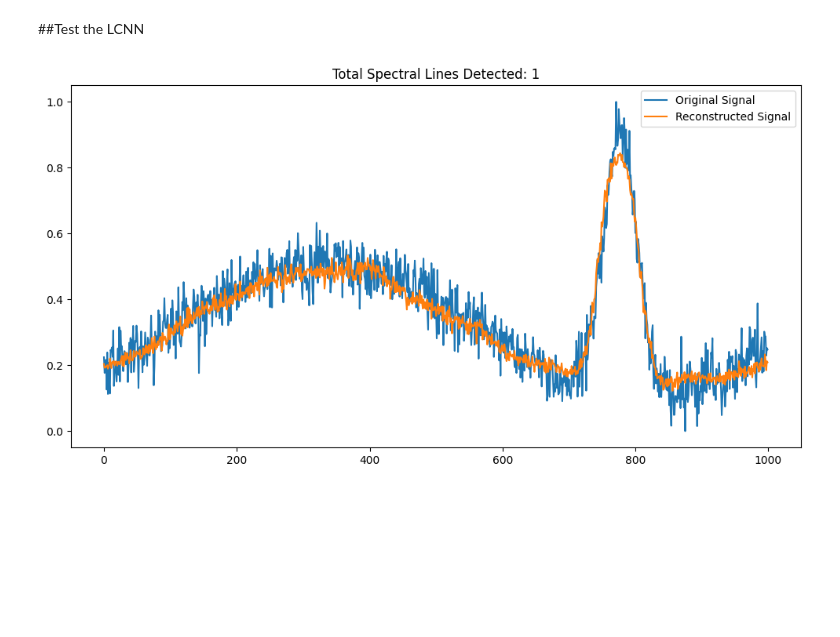
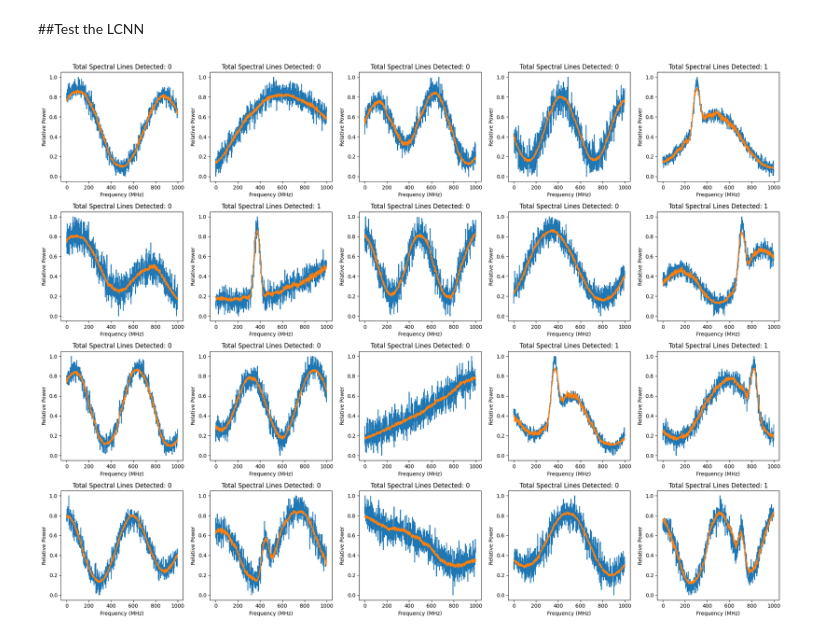
Before and after one commit to Astro-Beam/ASTRO, a Jupyter notebook: Neural Networks/Localized_Classification_Neural_Network.ipynb, the cells around one changed output. Saved outputs shown, nothing was run; the diff lists cells and outputs as text; code cells hidden in the pictures; blank space fills up the shorter version.

Commit message:
Updated peak finding: - Changed peak finding function (find_peaks) parameters - Improved testing dataset visualization - Improved pipeline results visualization

```diff
--- a/Neural Networks/Localized_Classification_Neural_Network.ipynb
+++ b/Neural Networks/Localized_Classification_Neural_Network.ipynb
@@ -319,7 +306,7 @@ def generate_training_data(n_samples, n_regions, region_size):
     for _ in range(n_regions):
         if np.random.rand() > 0.5:  # Region with spectral line
             signal = generate_signal_with_spectral_line(n_samples)
-            peaks, _ = find_peaks(signal, height=0.8)
+            peaks, _ = find_peaks(signal, height=0.8, width=50)
             if peaks.size > 0:
                 peak_idx = np.random.choice(peaks)
                 start = max(0, peak_idx - region_size // 2)
@@ -339,0 +329,18 @@ def generate_training_data(n_samples, n_regions, region_size):
+# %%
+# Parameters
+n_samples = 1000
+region_size = 200
+n_regions = 5000
+
+# Pick sample signals from training data
+signals, labels = generate_training_data(n_samples, n_regions, region_size)
+
+#Plot 20 sample signals in a figure, along with their respective label
+fig, axs = plt.subplots(4, 5, figsize=(15, 10))
+for i in range(20):
+    axs[i // 5, i % 5].plot(signals[i])
+    axs[i // 5, i % 5].set_title(f"Label: {labels[i]}")
+    axs[i // 5, i % 5].set_xlabel('Frequency (MHz)')
+    axs[i // 5, i % 5].set_ylabel('Relative Power')
+plt.tight_layout()
+plt.show()
@@ -485,39 +467,64 @@ Early stopping triggered!
 # %% [markdown]
 ##Test the LCNN
 # %%
-def visualize_pipeline(signal, reconstructed_signal, total_spectral_lines):
-    plt.figure(figsize=(12, 6))
-    plt.plot(signal, label='Original Signal')
-    plt.plot(reconstructed_signal, label='Reconstructed Signal')
-    plt.title(f"Total Spectral Lines Detected: {total_spectral_lines}")
-    plt.legend()
-    plt.show()
+def classify_signal(signal, dae, classifier, region_size, device):
+    # Preprocess the signal with the DAE
+    dae.eval()
+    signal_tensor = torch.tensor(signal, dtype=torch.float32).unsqueeze(0).to(device)
+    with torch.no_grad():
+        reconstructed_signal = dae(signal_tensor).cpu().squeeze().numpy()
+
+    # Find peaks in the reconstructed signal
+    peaks, _ = find_peaks(reconstructed_signal, width=30)
+
+    # Classify each region around a peak
+    total_spectral_lines = 0
+    for peak_idx in peaks:
+        start = max(0, peak_idx - region_size // 2)
+        end = min(len(signal), peak_idx + region_size // 2)
+        region = reconstructed_signal[start:end]
+        region = np.pad(region, (0, region_size - len(region)), mode='constant')
+        region_tensor = torch.tensor(region, dtype=torch.float32).unsqueeze(0).unsqueeze(0).to(device)
+
+        classifier.eval()
+        with torch.no_grad():
+            prediction = classifier(region_tensor)
+            if prediction.item() > 0.75:
+                total_spectral_lines += 1
+
+    return total_spectral_lines, reconstructed_signal, peaks
 
 # Smoothing functions
 def moving_average(signal, window_size=5):
     return np.convolve(signal, np.ones(window_size)/window_size, mode='same')
 
 def smooth_signal(signal, method="moving_average", **kwargs):
     if method == "moving_average":
         return moving_average(signal, kwargs.get("window_size", 5))
     elif method == "savitzky_golay":
         return savgol_filter(signal, kwargs.get("window_length", 7), kwargs.get("polyorder", 3))
     else:
         raise ValueError("Unsupported smoothing method. Use 'moving_average' or 'savitzky_golay'.")
 
 # Test the pipeline
-if np.random.rand() > 0.5:
-    test_signal = generate_signal_with_spectral_line(n_samples)
-else:
-    test_signal = generate_background_signal(n_samples)
+# Generate and plot 20 sample signals
+fig, axs = plt.subplots(4, 5, figsize=(20, 15))
+for i in range(20):
+    if np.random.rand() > 0.5:
+        test_signal = generate_signal_with_spectral_line(n_samples)
+    else:
+        test_signal = generate_background_signal(n_samples)
 
-# Smooth the test signal
-smoothed_signal = smooth_signal(test_signal, method="moving_average", window_length=11, polyorder=2)
+    smoothed_signal = smooth_signal(test_signal, method="moving_average", window_length=11, polyorder=2)
+    total_lines, reconstructed_signal, peaks = classify_signal(smoothed_signal, dae, classifier, region_size, device)
 
-# Classify the smoothed signal
-total_lines, reconstructed_signal = classify_signal(smoothed_signal, dae, classifier, region_size, device)
+    axs[i // 5, i % 5].plot(test_signal, label='Original Signal')
+    axs[i // 5, i % 5].plot(reconstructed_signal, label='Reconstructed Signal')
+    axs[i // 5, i % 5].set_title(f"Total Spectral Lines Detected: {total_lines}")
+    axs[i // 5, i % 5].set_xlabel('Frequency (MHz)')
+    axs[i // 5, i % 5].set_ylabel('Relative Power')
 
-# Visualize the results
-visualize_pipeline(test_signal, reconstructed_signal, total_lines)
+plt.tight_layout()
+plt.show()
 # %% [output]
-[figure, old version]
+[figure, new version]
```
Also changed, not shown: parts of 7 cells of this notebook.
